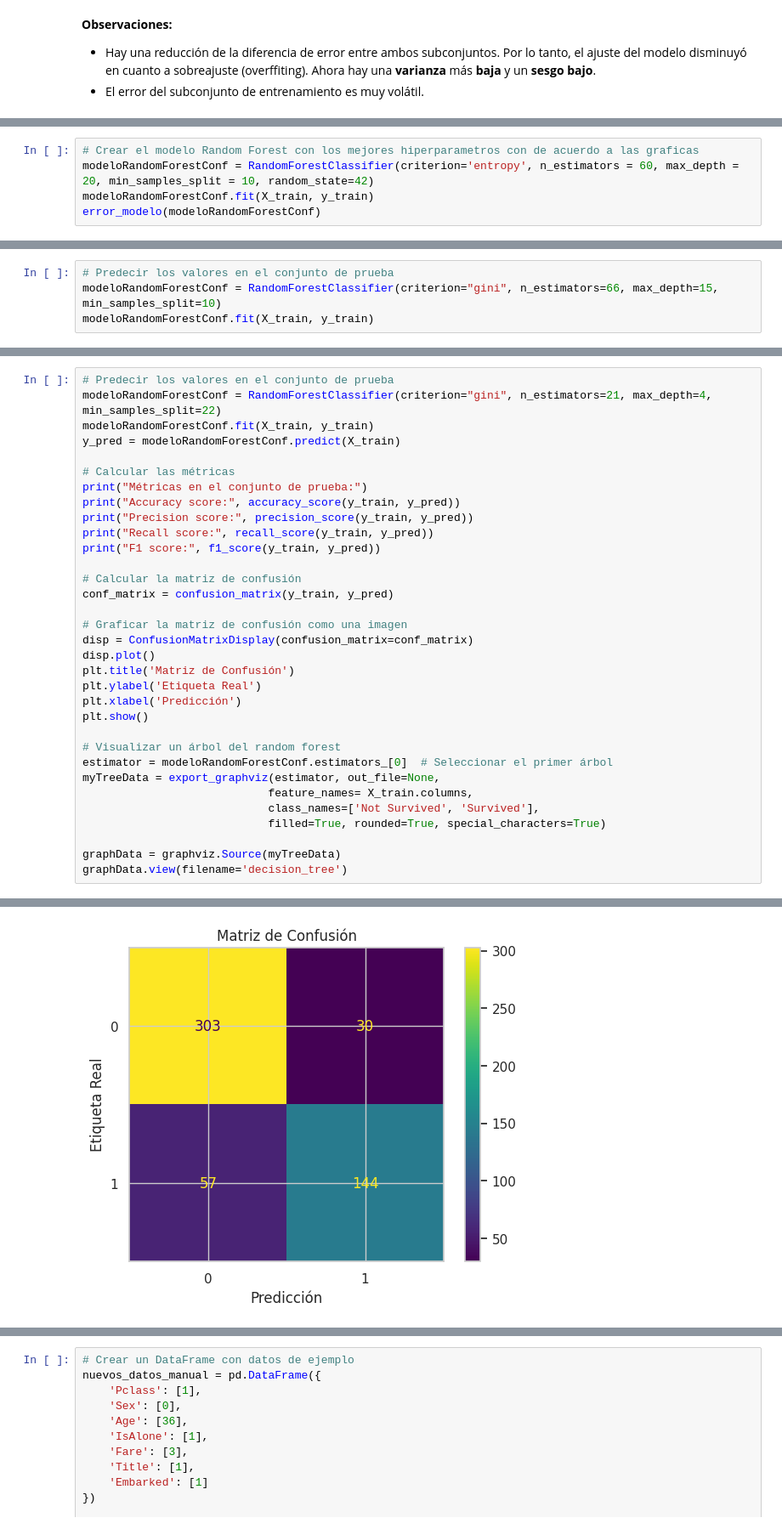
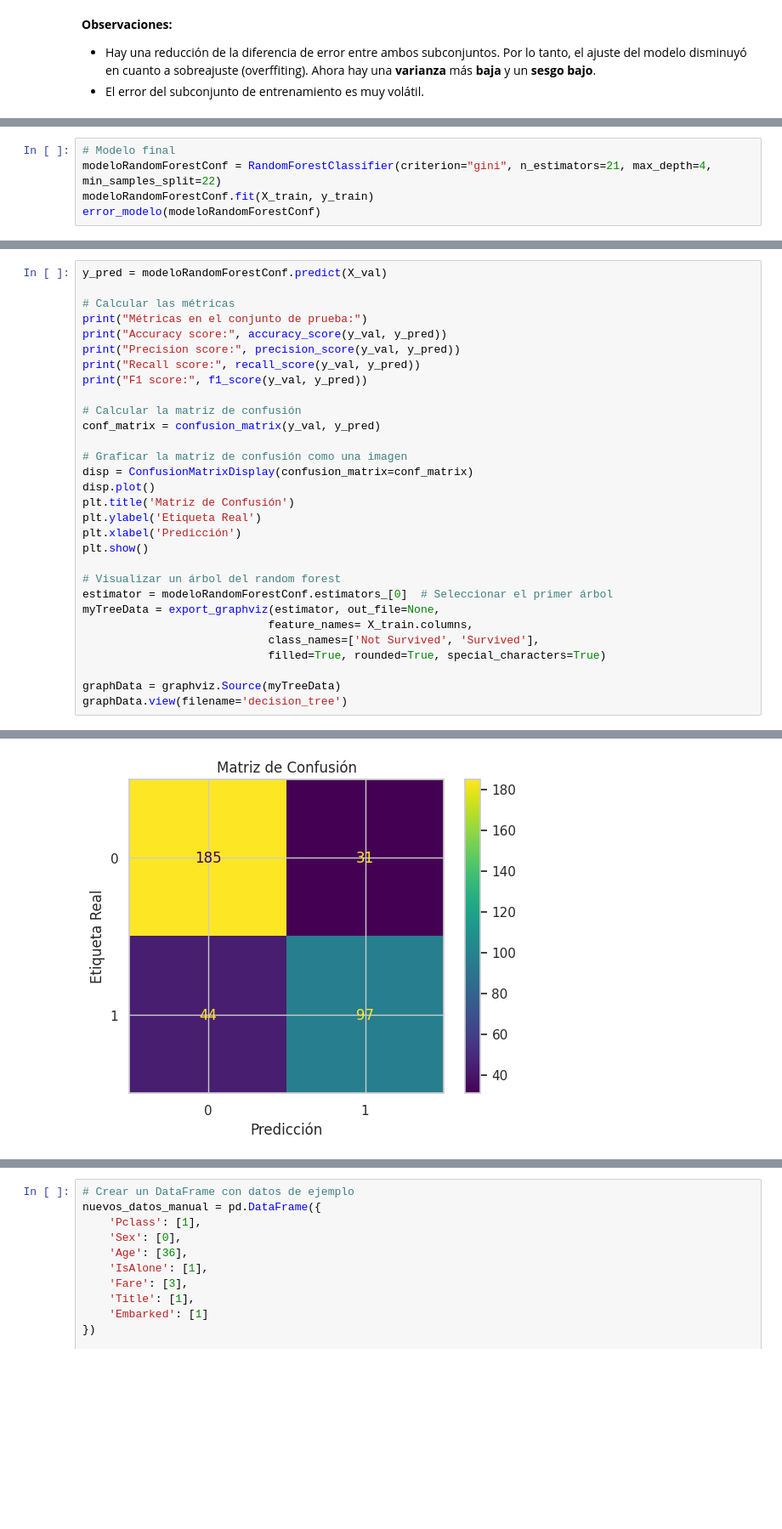
Before and after one commit to ArturoGarzaTec/TC3006C.101, a Jupyter notebook: Final/Solucion/Evidencia05/ReporteFinal_Equipo7.ipynb, the cells around one changed output, grey strips where cells are left out. Shown at 85% size. Cells and saved outputs as stored; diff of their text form; blank space fills up the shorter version.

```diff
--- a/Final/Solucion/Evidencia05/ReporteFinal_Equipo7.ipynb
+++ b/Final/Solucion/Evidencia05/ReporteFinal_Equipo7.ipynb
@@ -2124,6 +2090,6 @@ plt.show()
 # %%
-# Crear el modelo Random Forest con los mejores hiperparametros con de acuerdo a las graficas
-modeloRandomForestConf = RandomForestClassifier(criterion='entropy', n_estimators = 60, max_depth = 20, min_samples_split = 10, random_state=42)
+# Modelo final
+modeloRandomForestConf = RandomForestClassifier(criterion="gini", n_estimators=21, max_depth=4, min_samples_split=22)
 modeloRandomForestConf.fit(X_train, y_train)
 error_modelo(modeloRandomForestConf)
 # %% [output]
@@ -2174,4 +2139,0 @@ plt.show()
-# %%
-# Predecir los valores en el conjunto de prueba
-modeloRandomForestConf = RandomForestClassifier(criterion="gini", n_estimators=66, max_depth=15, min_samples_split=10)
-modeloRandomForestConf.fit(X_train, y_train)
@@ -2182,18 +2142,15 @@ RandomForestClassifier(max_depth=15, min_samples_split=10, n_estimators=66)
 # %%
-# Predecir los valores en el conjunto de prueba
-modeloRandomForestConf = RandomForestClassifier(criterion="gini", n_estimators=21, max_depth=4, min_samples_split=22)
-modeloRandomForestConf.fit(X_train, y_train)
-y_pred = modeloRandomForestConf.predict(X_train)
+y_pred = modeloRandomForestConf.predict(X_val)
 
 # Calcular las métricas
 print("Métricas en el conjunto de prueba:")
-print("Accuracy score:", accuracy_score(y_train, y_pred))
-print("Precision score:", precision_score(y_train, y_pred))
-print("Recall score:", recall_score(y_train, y_pred))
-print("F1 score:", f1_score(y_train, y_pred))
+print("Accuracy score:", accuracy_score(y_val, y_pred))
+print("Precision score:", precision_score(y_val, y_pred))
+print("Recall score:", recall_score(y_val, y_pred))
+print("F1 score:", f1_score(y_val, y_pred))
 
 # Calcular la matriz de confusión
-conf_matrix = confusion_matrix(y_train, y_pred)
+conf_matrix = confusion_matrix(y_val, y_pred)
 
 # Graficar la matriz de confusión como una imagen
 disp = ConfusionMatrixDisplay(confusion_matrix=conf_matrix)
@@ -2221,3 +2178,3 @@ F1 score: 0.768
-[figure, old version]
+[figure, new version]
 'decision_tree.pdf'
 # %% [markdown]
```
Also changed, not shown: parts of 48 cells of this notebook, 1 other file.
